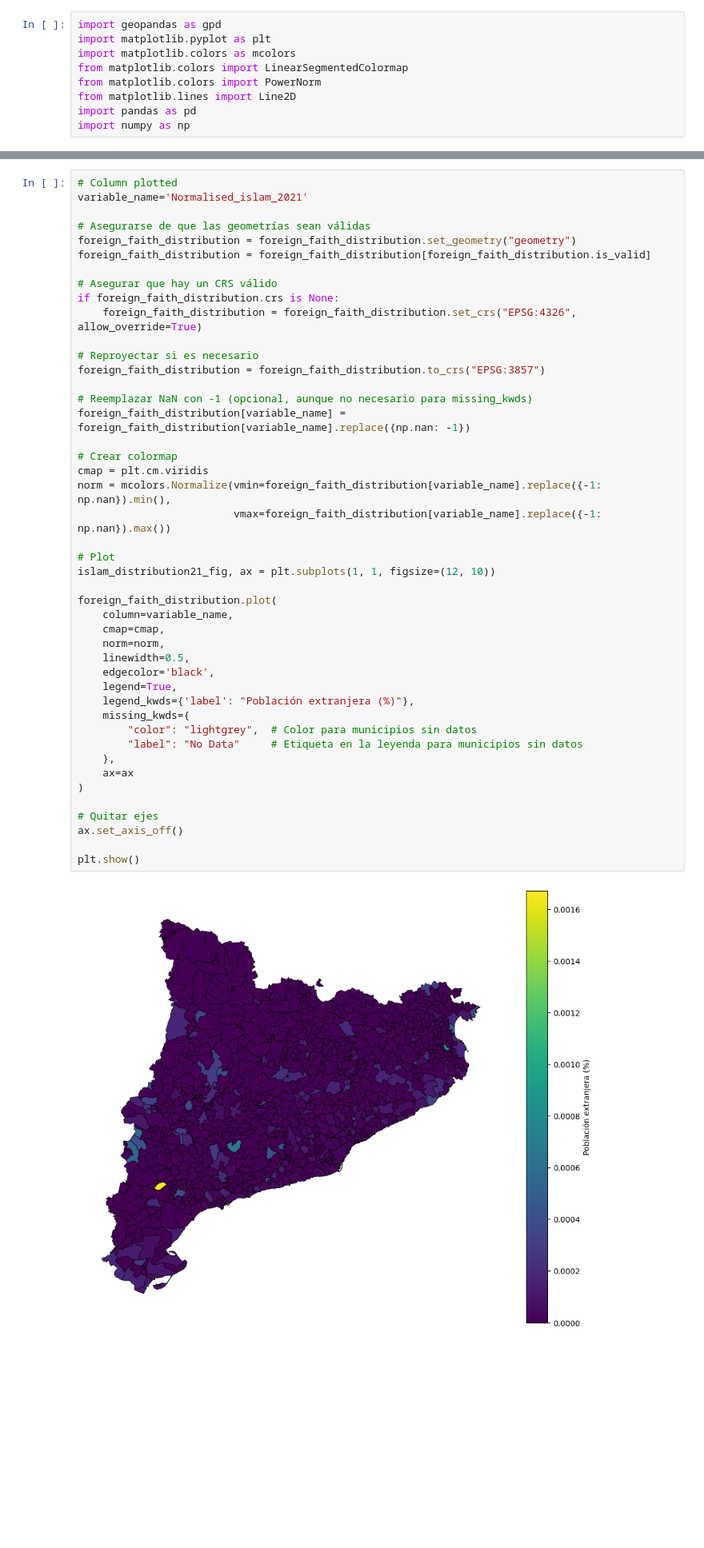
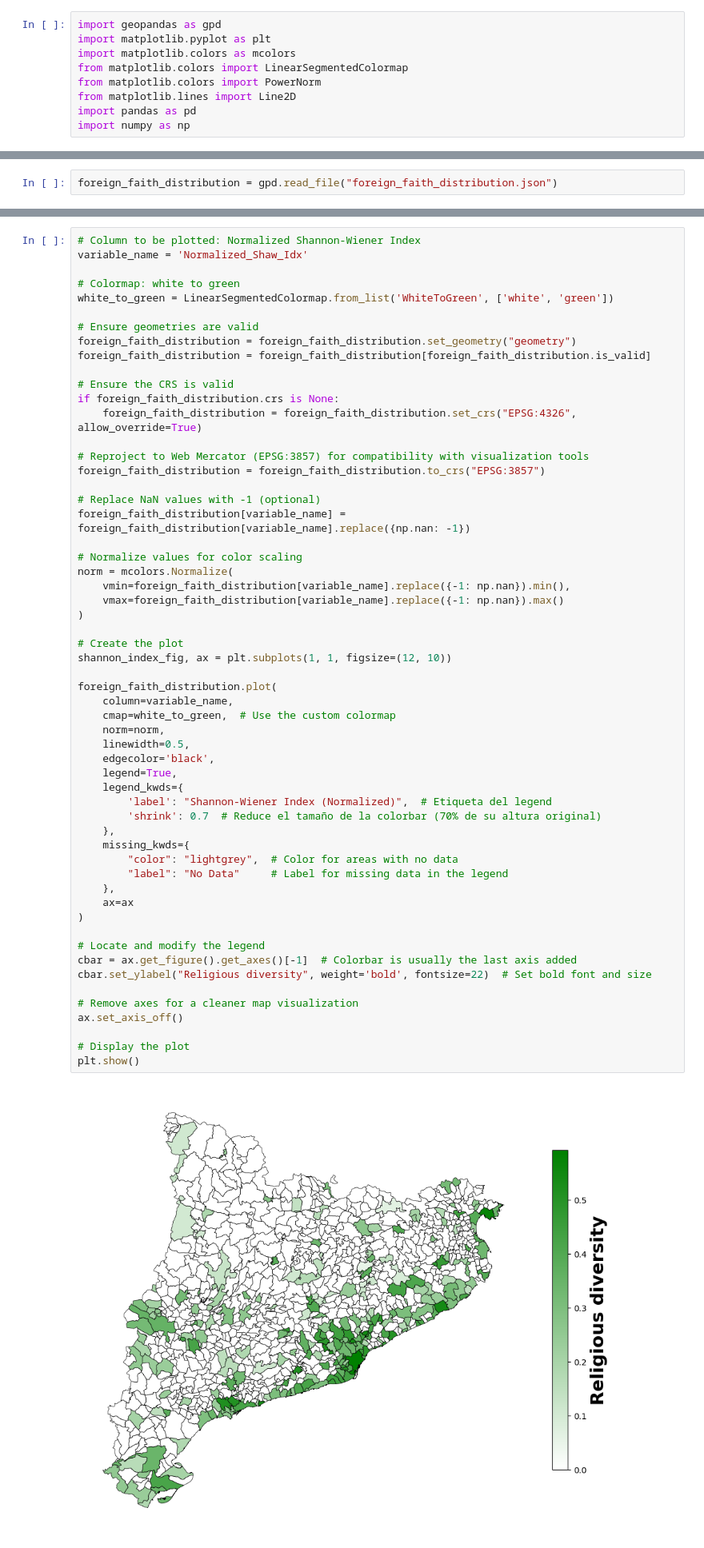
Before and after one commit to JuanCastillo29/A.V._Data, a Jupyter notebook: Religious_Centers/Religious Distribution/Religion_distribution_map.ipynb, the cells around one changed output, grey strips where cells are left out. Shown at 80% size. Cells and saved outputs as stored; diff of their text form; blank space fills up the shorter version.

```diff
--- a/Religious_Centers/Religious Distribution/Religion_distribution_map.ipynb
+++ b/Religious_Centers/Religious Distribution/Religion_distribution_map.ipynb
@@ -479,0 +23,2 @@ print(foreign_faith_distribution['Catholic_2020'].isna().sum())
+# %%
+foreign_faith_distribution = gpd.read_file("foreign_faith_distribution.json")
@@ -480,47 +27,59 @@ print(foreign_faith_distribution['Catholic_2020'].isna().sum())
 # %%
-# Column plotted
-variable_name='Normalised_islam_2021'
+# Column to be plotted: Normalized Shannon-Wiener Index
+variable_name = 'Normalized_Shaw_Idx'
 
-# Asegurarse de que las geometrías sean válidas
+# Colormap: white to green
+white_to_green = LinearSegmentedColormap.from_list('WhiteToGreen', ['white', 'green'])
+
+# Ensure geometries are valid
 foreign_faith_distribution = foreign_faith_distribution.set_geometry("geometry")
 foreign_faith_distribution = foreign_faith_distribution[foreign_faith_distribution.is_valid]
 
-# Asegurar que hay un CRS válido
+# Ensure the CRS is valid
 if foreign_faith_distribution.crs is None:
     foreign_faith_distribution = foreign_faith_distribution.set_crs("EPSG:4326", allow_override=True)
 
-# Reproyectar si es necesario
+# Reproject to Web Mercator (EPSG:3857) for compatibility with visualization tools
 foreign_faith_distribution = foreign_faith_distribution.to_crs("EPSG:3857")
 
-# Reemplazar NaN con -1 (opcional, aunque no necesario para missing_kwds)
+# Replace NaN values with -1 (optional)
 foreign_faith_distribution[variable_name] = foreign_faith_distribution[variable_name].replace({np.nan: -1})
 
-# Crear colormap
-cmap = plt.cm.viridis
-norm = mcolors.Normalize(vmin=foreign_faith_distribution[variable_name].replace({-1: np.nan}).min(),
-                         vmax=foreign_faith_distribution[variable_name].replace({-1: np.nan}).max())
+# Normalize values for color scaling
+norm = mcolors.Normalize(
+    vmin=foreign_faith_distribution[variable_name].replace({-1: np.nan}).min(),
+    vmax=foreign_faith_distribution[variable_name].replace({-1: np.nan}).max()
+)
 
-# Plot
-islam_distribution21_fig, ax = plt.subplots(1, 1, figsize=(12, 10))
+# Create the plot
+shannon_index_fig, ax = plt.subplots(1, 1, figsize=(12, 10))
 
 foreign_faith_distribution.plot(
     column=variable_name,
-    cmap=cmap,
+    cmap=white_to_green,  # Use the custom colormap
     norm=norm,
     linewidth=0.5,
     edgecolor='black',
     legend=True,
-    legend_kwds={'label': "Población extranjera (%)"},
+    legend_kwds={
+        'label': "Shannon-Wiener Index (Normalized)",  # Etiqueta del legend
+        'shrink': 0.7  # Reduce el tamaño de la colorbar (70% de su altura original)
+    },
     missing_kwds={
-        "color": "lightgrey",  # Color para municipios sin datos
-        "label": "No Data"     # Etiqueta en la leyenda para municipios sin datos
+        "color": "lightgrey",  # Color for areas with no data
+        "label": "No Data"     # Label for missing data in the legend
     },
     ax=ax
 )
 
-# Quitar ejes
+# Locate and modify the legend
+cbar = ax.get_figure().get_axes()[-1]  # Colorbar is usually the last axis added
+cbar.set_ylabel("Religious diversity", weight='bold', fontsize=22)  # Set bold font and size
+
+# Remove axes for a cleaner map visualization
 ax.set_axis_off()
 
+# Display the plot
 plt.show()
 # %% [output]
-[figure, old version]
+[figure, new version]
```
Also changed, not shown: parts of 36 cells of this notebook, 1 other file.
